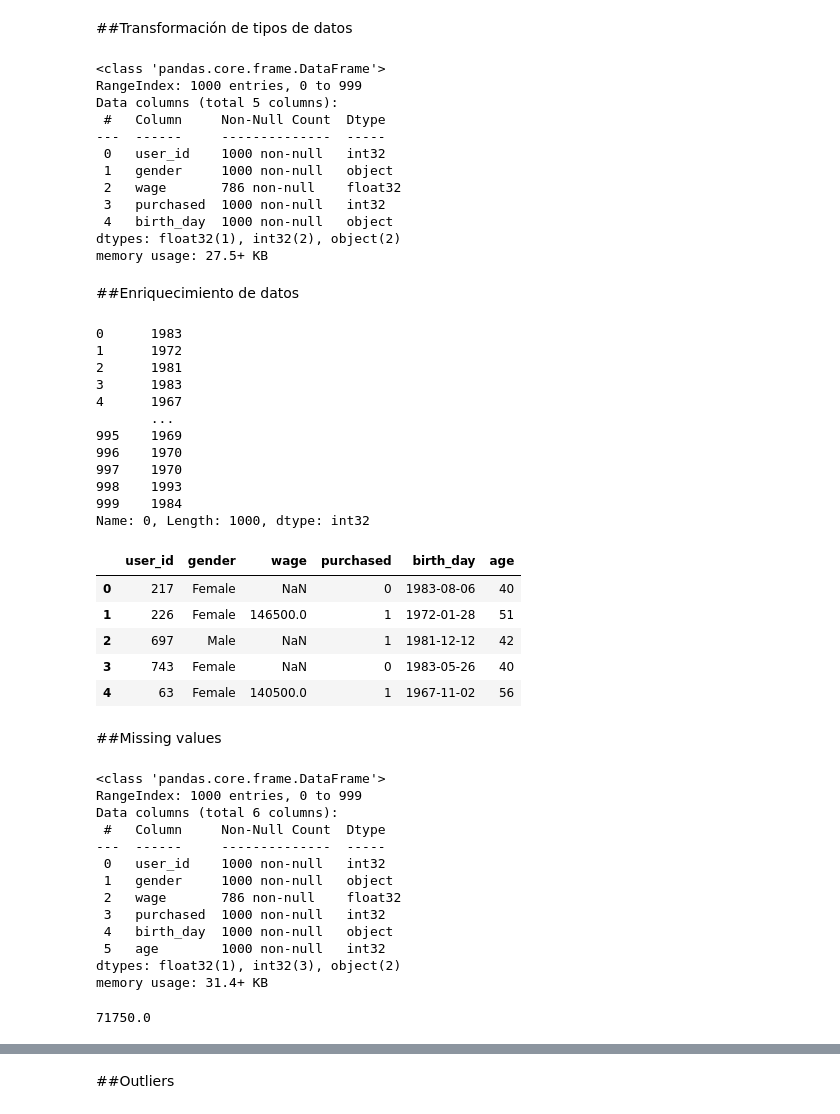
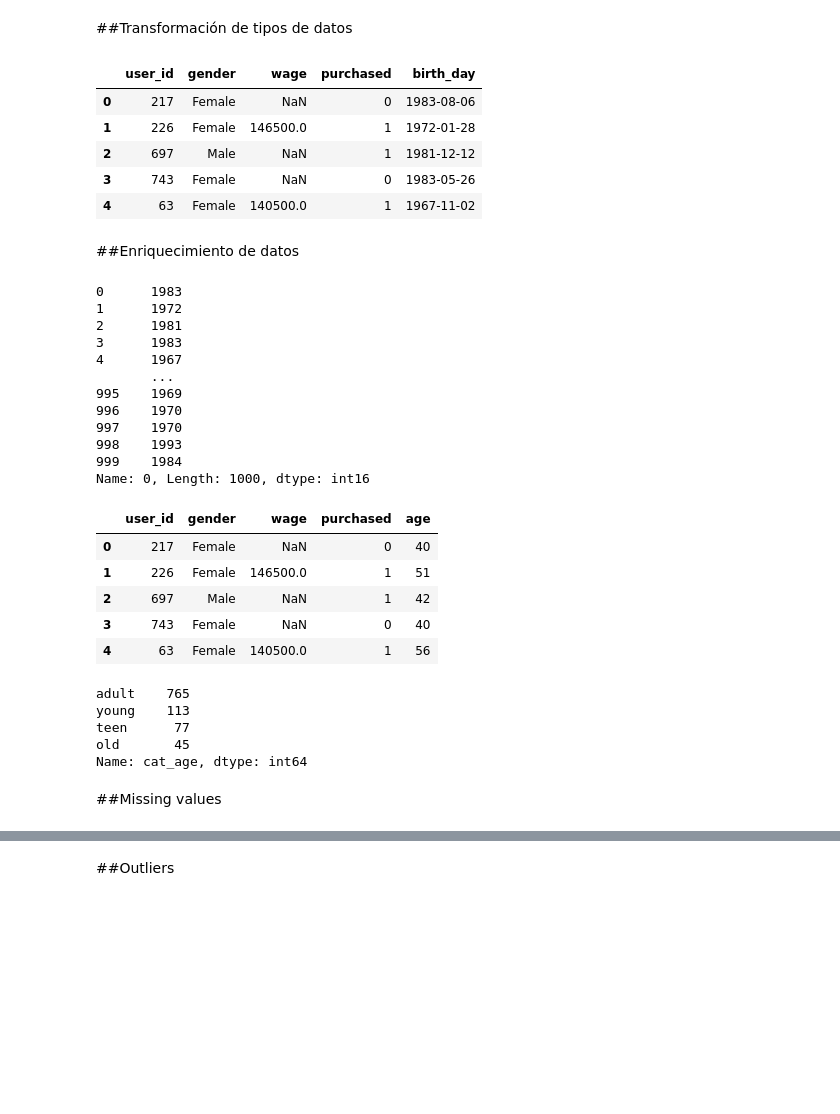
Before and after one commit to LuchoValr/Machine_Learning, a Jupyter notebook: Proyecto3.ipynb, the cells around one changed output, grey strips where cells are left out. Cells and saved outputs as stored; diff of their text form; code cells hidden in the pictures; blank space fills up the shorter version.

```diff
--- a/Proyecto3.ipynb
+++ b/Proyecto3.ipynb
@@ -95,27 +99,20 @@ Name: gender, dtype: int64
 # %% [markdown]
 ##Transformación de tipos de datos
 # %%
-from numpy import int32
-data=data.astype({'user_id':'int32','purchased':'int32','wage':'float32'})
-data.info()
+data = data.astype({'user_id':'int16','purchased':'int16','wage':'float32'})
+data.head()
 # %% [output]
-<class 'pandas.core.frame.DataFrame'>
-RangeIndex: 1000 entries, 0 to 999
-Data columns (total 5 columns):
- #   Column     Non-Null Count  Dtype
----  ------     --------------  -----
- 0   user_id    1000 non-null   int32
- 1   gender     1000 non-null   object
- 2   wage       786 non-null    float32
- 3   purchased  1000 non-null   int32
- 4   birth_day  1000 non-null   object
-dtypes: float32(1), int32(2), object(2)
-memory usage: 27.5+ KB
+|  | user_id | gender | wage | purchased | birth_day |
+| 0 | 217 | Female | NaN | 0 | 1983-08-06 |
+| 1 | 226 | Female | 146500.0 | 1 | 1972-01-28 |
+| 2 | 697 | Male | NaN | 1 | 1981-12-12 |
+| 3 | 743 | Female | NaN | 0 | 1983-05-26 |
+| 4 | 63 | Female | 140500.0 | 1 | 1967-11-02 |
 # %% [markdown]
 ##Enriquecimiento de datos
 # %%
 age = data['birth_day'].str.split('-', expand=True)
-age = age[0].astype('int32')
+age = age[0].astype('int16')
 age
 # %% [output]
 0      1983
@@ -129,36 +126,26 @@ age
 997    1970
 998    1993
 999    1984
-Name: 0, Length: 1000, dtype: int32
+Name: 0, Length: 1000, dtype: int16
 # %%
 data['age'] = 2023 - age
+data = data.drop(['birth_day'], axis = 1)
 data.head()
 # %% [output]
-|  | user_id | gender | wage | purchased | birth_day | age |
-| 0 | 217 | Female | NaN | 0 | 1983-08-06 | 40 |
-| 1 | 226 | Female | 146500.0 | 1 | 1972-01-28 | 51 |
-| 2 | 697 | Male | NaN | 1 | 1981-12-12 | 42 |
-| 3 | 743 | Female | NaN | 0 | 1983-05-26 | 40 |
-| 4 | 63 | Female | 140500.0 | 1 | 1967-11-02 | 56 |
+|  | user_id | gender | wage | purchased | age |
+| 0 | 217 | Female | NaN | 0 | 40 |
+| 1 | 226 | Female | 146500.0 | 1 | 51 |
+| 2 | 697 | Male | NaN | 1 | 42 |
+| 3 | 743 | Female | NaN | 0 | 40 |
+| 4 | 63 | Female | 140500.0 | 1 | 56 |
+# %%
+data['cat_age'] = pd.cut(data.age, bins=[0, 25, 30, 60, float('Inf')], labels=['teen', 'young','adult', 'old'])
+data['cat_age'].value_counts()
+# %% [output]
+adult    765
+young    113
+teen      77
+old       45
+Name: cat_age, dtype: int64
 # %% [markdown]
 ##Missing values
-# %%
-data.info()
-# %% [output]
-<class 'pandas.core.frame.DataFrame'>
-RangeIndex: 1000 entries, 0 to 999
-Data columns (total 6 columns):
- #   Column     Non-Null Count  Dtype
----  ------     --------------  -----
- 0   user_id    1000 non-null   int32
- 1   gender     1000 non-null   object
- 2   wage       786 non-null    float32
- 3   purchased  1000 non-null   int32
- 4   birth_day  1000 non-null   object
- 5   age        1000 non-null   int32
-dtypes: float32(1), int32(3), object(2)
-memory usage: 31.4+ KB
-# %%
-data['wage'].median()
-# %% [output]
-71750.0
```
Also changed, not shown: parts of 27 cells of this notebook.
